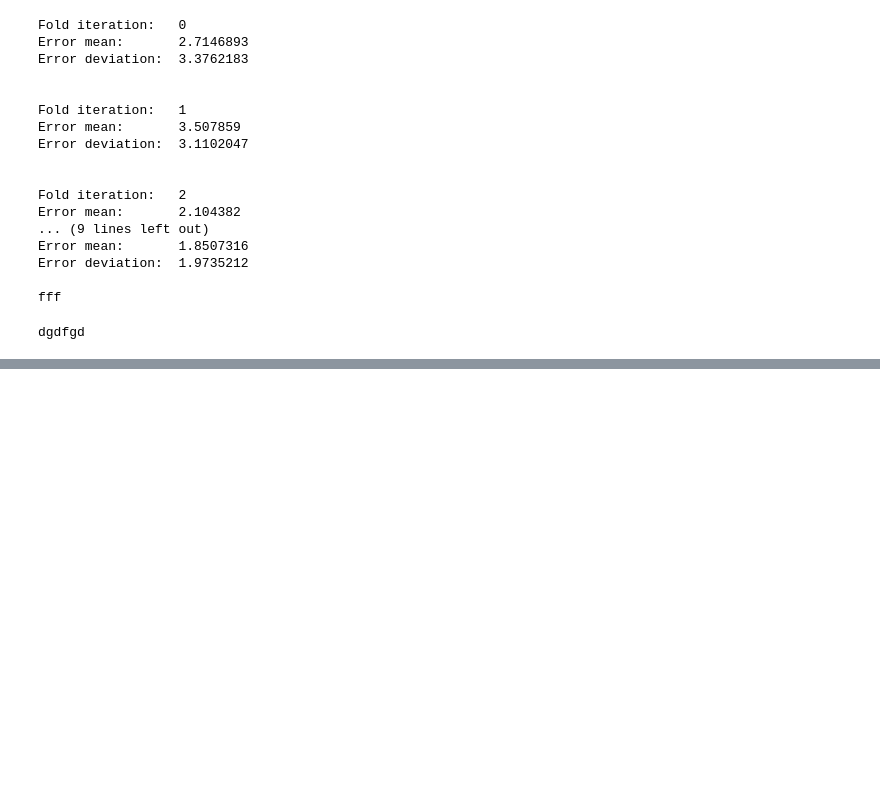
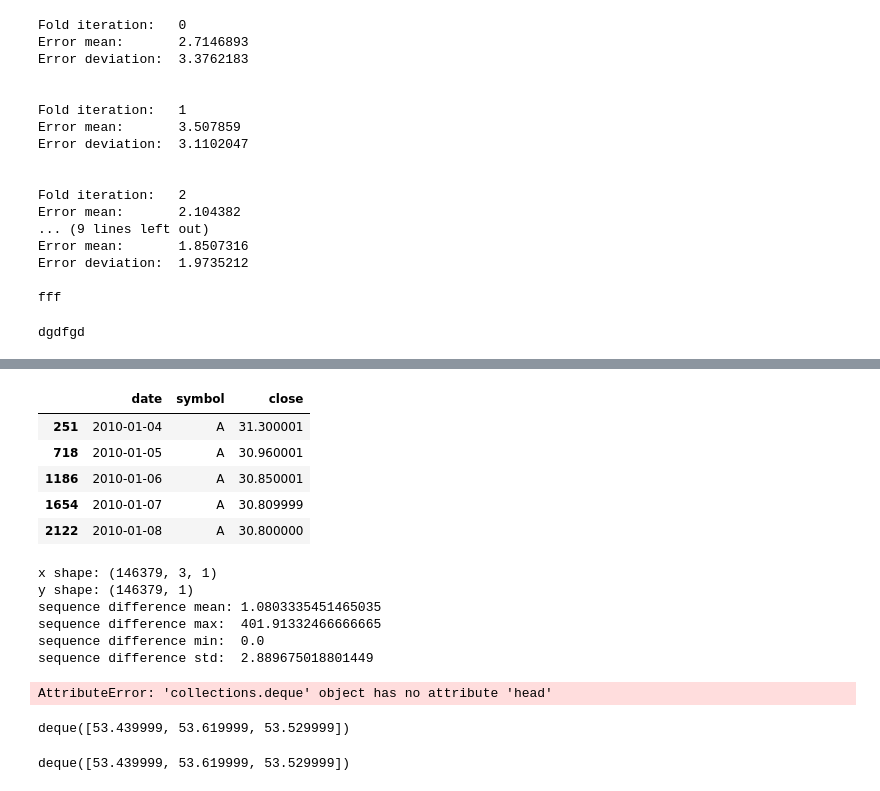
Before and after one commit to bakibi/nasdaq-prediction, a Jupyter notebook: Prediction of close .ipynb, the cells around one changed output, grey strips where cells are left out. Cells and saved outputs as stored; diff of their text form; code cells hidden in the pictures; blank space fills up the shorter version.

```diff
--- a/Prediction of close .ipynb
+++ b/Prediction of close .ipynb
@@ -212,0 +226,12 @@ dgdfgd
+# %%
+sequence_desired_cols = ['date', 'symbol', 'close']
+sequence_data = dataframe[sequence_desired_cols]
+sequence_data = sequence_data.sort_values(by=['symbol', 'date'])
+sequence_data.head()
+# %% [output]
+|  | date | symbol | close |
+| 251 | 2010-01-04 | A | 31.300001 |
+| 718 | 2010-01-05 | A | 30.960001 |
+| 1186 | 2010-01-06 | A | 30.850001 |
+| 1654 | 2010-01-07 | A | 30.809999 |
+| 2122 | 2010-01-08 | A | 30.800000 |
@@ -212,0 +274,35 @@ dgdfgd
+# %%
+x_data, y_data = list(zip(*all_data))
+x_data = np.array(x_data).reshape((-1, sequence_length, 1))
+y_data = np.array(y_data)
+print("x shape:", x_data.shape,
+      "\ny shape:", y_data.shape)
+
+all_distances = []
+for i in range(len(x_data)):
+    all_distances.append(np.abs(np.mean(x_data[i]) - y_data[i][0]))
+all_distances = np.array(all_distances)
+
+print("sequence difference mean:", np.mean(all_distances),
+      "\nsequence difference max: ", np.max(all_distances),
+      "\nsequence difference min: ", np.min(all_distances),
+      "\nsequence difference std: ", np.std(all_distances))
+# %% [output]
+x shape: (146379, 3, 1)
+y shape: (146379, 1)
+sequence difference mean: 1.0803335451465035
+sequence difference max:  401.91332466666665
+sequence difference min:  0.0
+sequence difference std:  2.889675018801449
+# %%
+close_deque.head()
+# %% [output]
+AttributeError: 'collections.deque' object has no attribute 'head'
+# %%
+print(close_deque)
+# %% [output]
+deque([53.439999, 53.619999, 53.529999])
+# %%
+print(close_deque)
+# %% [output]
+deque([53.439999, 53.619999, 53.529999])
```
Also changed, not shown: parts of 5 cells of this notebook.
